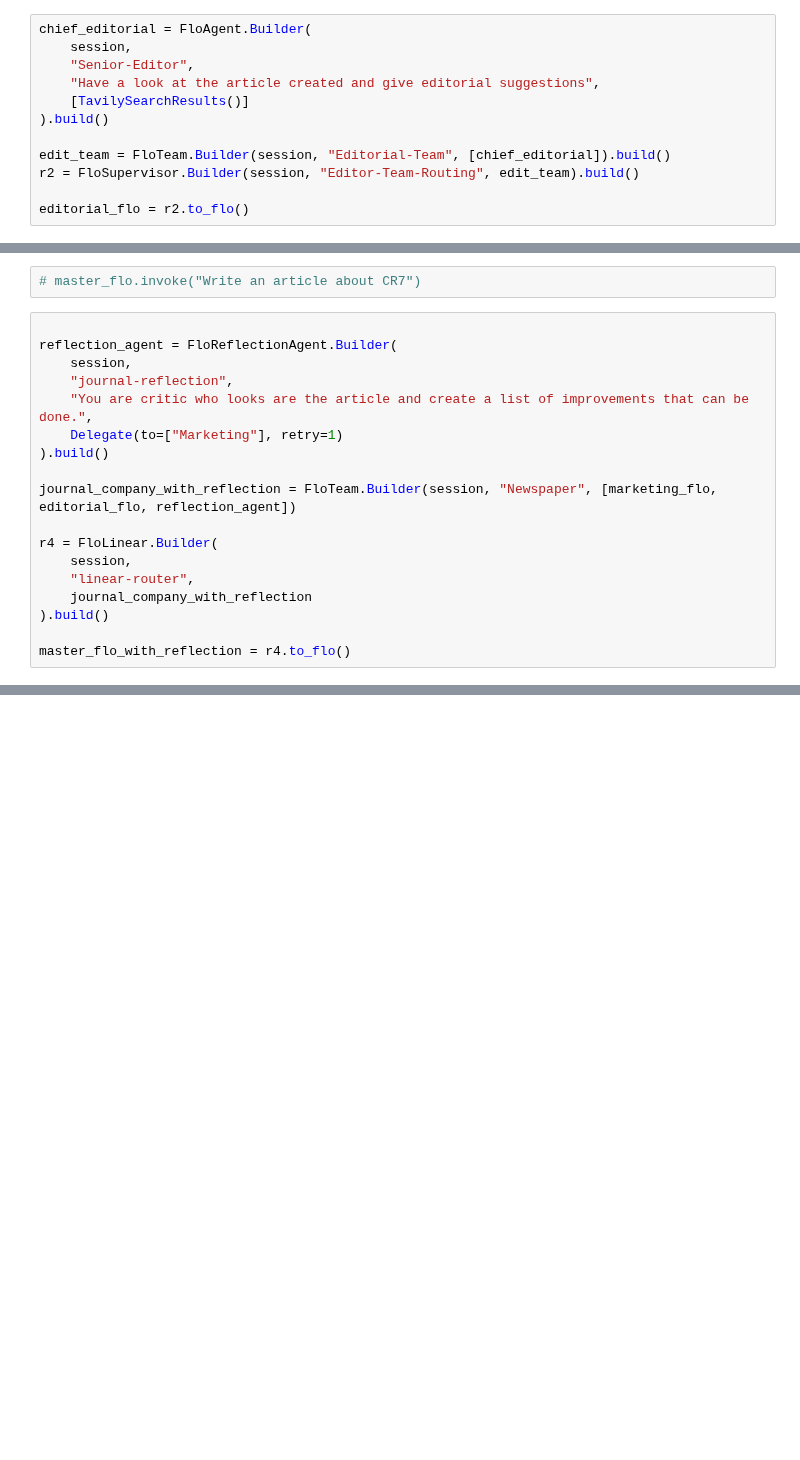
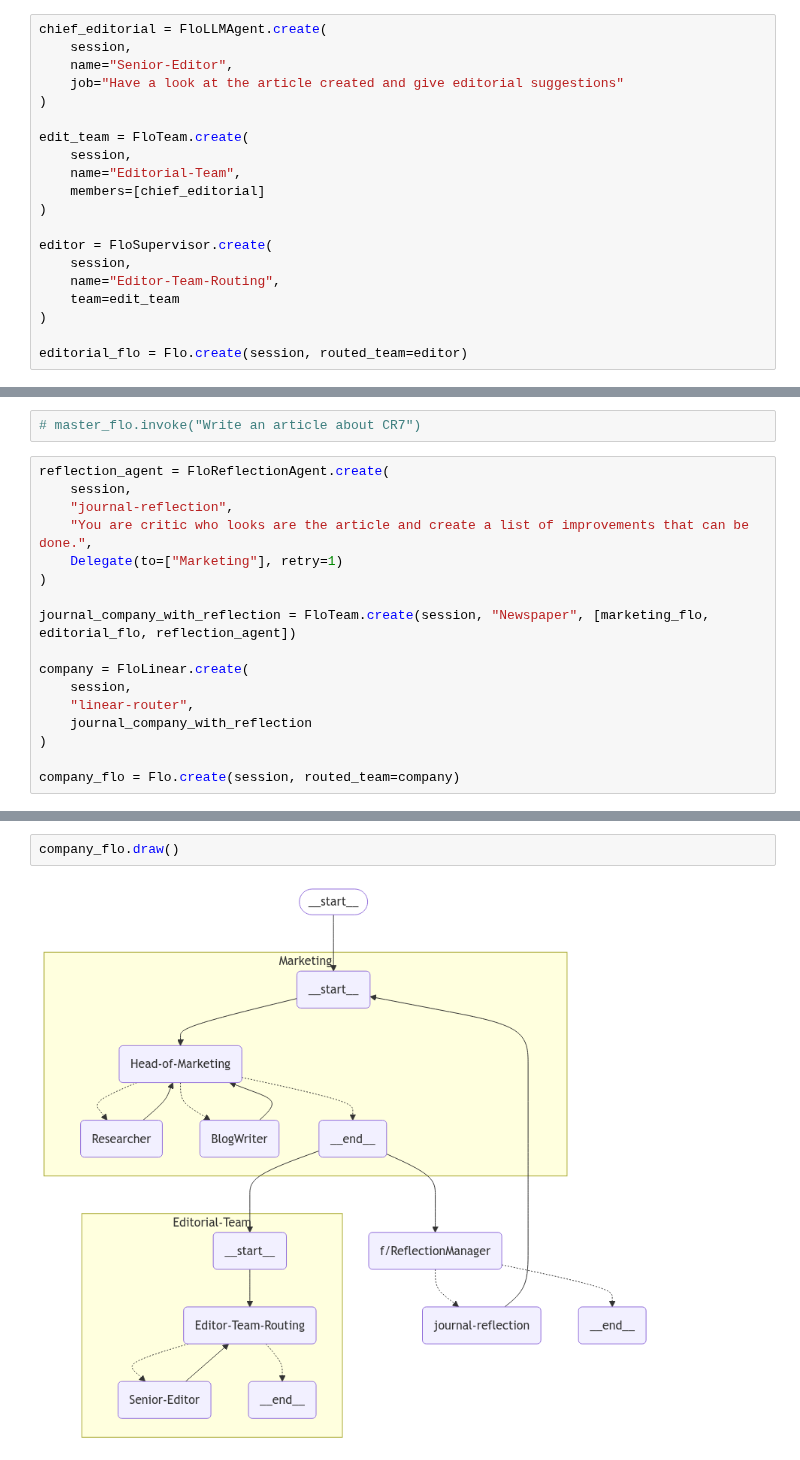
Before and after one commit to rootflo/wavefront, a Jupyter notebook: examples/build_agents_by_code.ipynb, the cells around one changed output, grey strips where cells are left out. Drawn from its saved outputs; the diff is of its cells as text; blank space fills up the shorter version.

```diff
--- a/examples/build_agents_by_code.ipynb
+++ b/examples/build_agents_by_code.ipynb
@@ -52,14 +48,22 @@ display(Image(marketing_flo.draw()))
 # %% [markdown]
 A second team created for doing editorial suggestions
 # %%
-chief_editorial = FloAgent.Builder(
+chief_editorial = FloLLMAgent.create(
     session,
-    "Senior-Editor",
-    "Have a look at the article created and give editorial suggestions",
-    [TavilySearchResults()]
-).build()
+    name="Senior-Editor",
+    job="Have a look at the article created and give editorial suggestions"
+)
 
-edit_team = FloTeam.Builder(session, "Editorial-Team", [chief_editorial]).build()
-r2 = FloSupervisor.Builder(session, "Editor-Team-Routing", edit_team).build()
+edit_team = FloTeam.create(
+    session,
+    name="Editorial-Team",
+    members=[chief_editorial]
+)
 
-editorial_flo = r2.to_flo()
+editor = FloSupervisor.create(
+    session,
+    name="Editor-Team-Routing",
+    team=edit_team
+)
+
+editorial_flo = Flo.create(session, routed_team=editor)
@@ -97,20 +88,19 @@ display(Image(master_flo.draw()))
 # %%
 # master_flo.invoke("Write an article about CR7")
 # %%
-
-reflection_agent = FloReflectionAgent.Builder(
+reflection_agent = FloReflectionAgent.create(
     session,
     "journal-reflection",
     "You are critic who looks are the article and create a list of improvements that can be done.",
     Delegate(to=["Marketing"], retry=1)
-).build()
+)
 
-journal_company_with_reflection = FloTeam.Builder(session, "Newspaper", [marketing_flo, editorial_flo, reflection_agent])
+journal_company_with_reflection = FloTeam.create(session, "Newspaper", [marketing_flo, editorial_flo, reflection_agent])
 
-r4 = FloLinear.Builder(
+company = FloLinear.create(
     session,
     "linear-router",
     journal_company_with_reflection
-).build()
+)
 
-master_flo_with_reflection = r4.to_flo()
+company_flo = Flo.create(session, routed_team=company)
@@ -136,0 +107,4 @@ display(Image(master_flo_with_reflection.draw()))
+# %%
+company_flo.draw()
+# %% [output]
+[figure, added]
```
Also changed, not shown: parts of 12 cells of this notebook, 28 other files.
